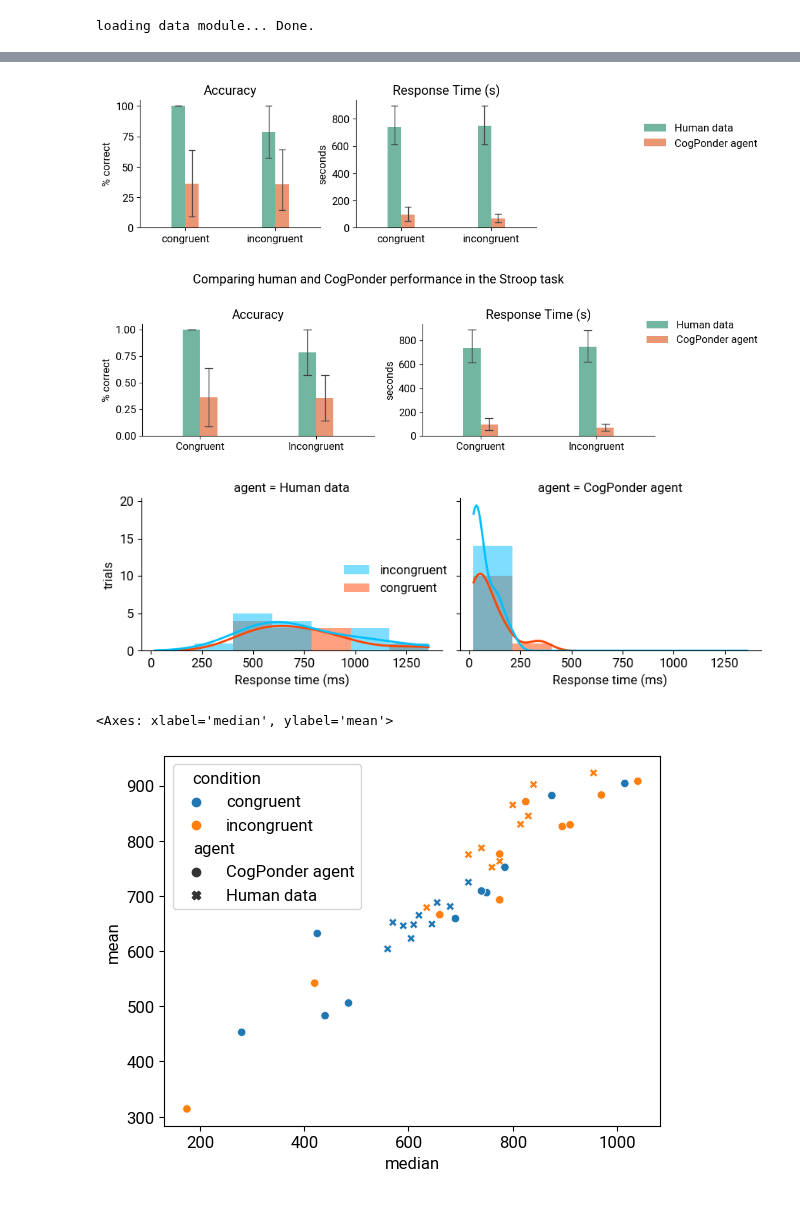
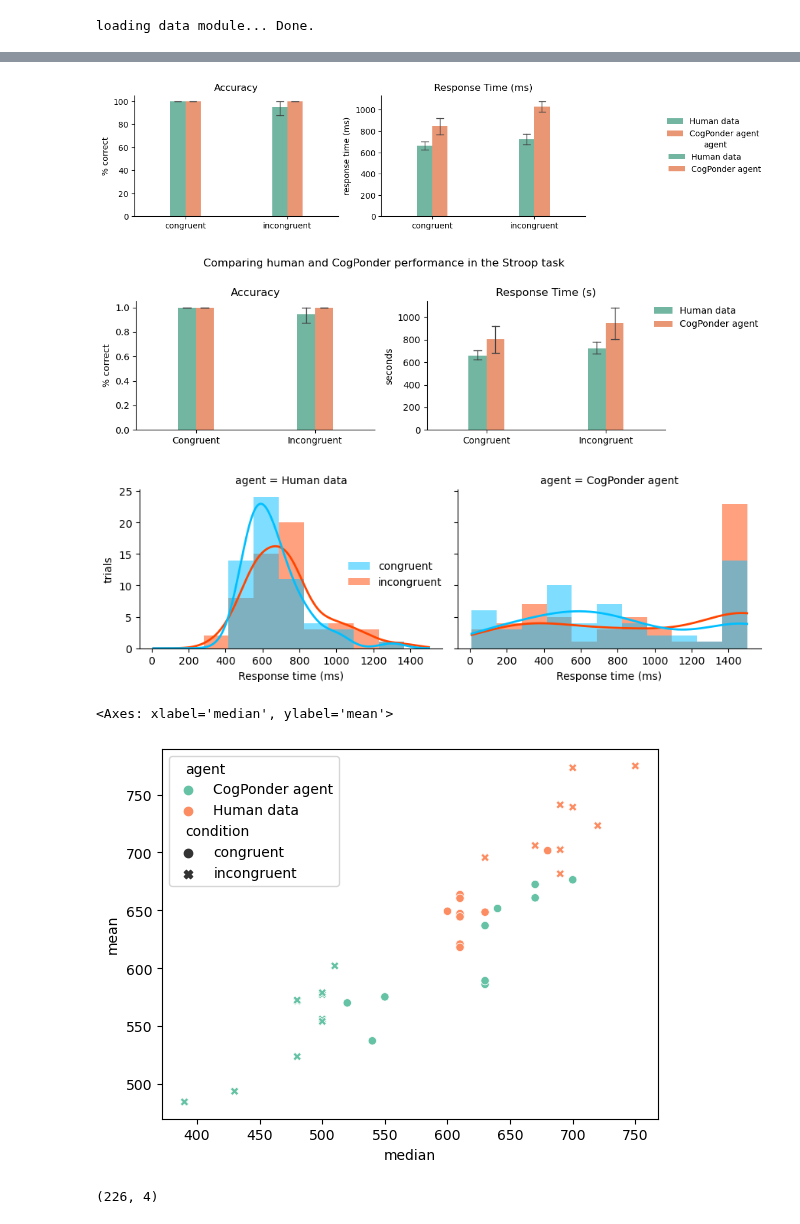
Before and after one commit to morteza/CogPonder, a Jupyter notebook: notebooks/figures/Figure3-Stroop.ipynb, the cells around one changed output, grey strips where cells are left out. Drawn from its saved outputs; the diff is of its cells as text; code cells hidden in the pictures.

```diff
--- a/notebooks/figures/Figure3-Stroop.ipynb
+++ b/notebooks/figures/Figure3-Stroop.ipynb
@@ -6,7 +6,7 @@ import seaborn as sns
 import matplotlib.pyplot as plt
 import matplotlib as mpl
 mpl.rc('text', usetex=False)
-mpl.rc('font', family='Roboto', size=12)
+# mpl.rc('font', family='DejaVuSans', size=12)
 
 import numpy as np
 from IPython.display import display
@@ -25,9 +23,8 @@ CHECKPOINT_PATH = Path('models/checkpoints/stroop/cogponder_1subjects_54epochs.c
 # %%
-# DEBUG
+# Load checkpoint and data
 
-# DEBUG - Load the checkpoint
-
-model_ckpt = CogPonderModel.load_from_checkpoint(CHECKPOINT_PATH).to('cpu')
+ckpt_path = Path('models/checkpoints/stroop/cogponder_5subjects_1000epochs.ckpt')
+model_ckpt = CogPonderModel.load_from_checkpoint(ckpt_path).to('cpu')
 
 print('loading data module... ', end='')
 dataset = StroopSRODataset(n_subjects=5,
@@ -61,3 +58,13 @@ with torch.no_grad():
         rt_preds.append(rt_pred.numpy())
 
     rt_preds = np.array(rt_preds)
+
+rt_pred = rt_preds.mean(axis=0)
+
+cogpo_stats = pd.DataFrame({
+    'condition': dataset.inverse_transform_context(contexts),
+    'subject': subject_ids,
+    'response_time': (rt_pred * dataset.step_duration),
+    'accuracy': (y_pred == y_correct).float() * 100,
+    'agent': 'CogPonder agent',
+})
@@ -94,33 +93,32 @@ plot_data = stats.melt(
 # %%
 
 g = sns.catplot(
     data=plot_data, x='condition', y='value', col='measure', hue='agent',
     kind="bar", height=3, aspect=1.2,
     width=.3, errorbar=('ci', 95), capsize=.065, errwidth=1,
     palette='Set2',
     sharex=False, sharey=False,
     estimator='mean',
     col_order=['accuracy', 'response_time'],
     hue_order=['Human data', 'CogPonder agent'],
     order=['congruent', 'incongruent'],
-    legend=False
 )
 
 g.add_legend(loc='upper left', bbox_to_anchor=(.95, .8))
 
 g.axes[0,0].set_ylabel('% correct')
 g.axes[0,0].set_title('Accuracy')
-g.axes[0,1].set_ylabel('seconds')
-g.axes[0,1].set_title('Response Time (s)')
+g.axes[0,1].set_ylabel('response time (ms)')
+g.axes[0,1].set_title('Response Time (ms)')
 g.axes[0,0].set_xlabel(None)
 g.axes[0,1].set_xlabel(None)
 
 
 # plt.suptitle('Comparing human and CogPonder performance in the Stroop task', y=1.1)
 plt.savefig('outputs/figures/figure3-stroop.png', bbox_inches='tight', dpi=300)
 plt.show()
 # %% [output]
-[figure, old version]
+[figure, new version]
 # %%
 human_performance = pd.DataFrame({
     'condition': contexts,
@@ -173,11 +171,11 @@ plt.tight_layout()
 plt.savefig('outputs/figures/figure3-stroop.png', bbox_inches='tight', dpi=300)
 plt.show()
 # %% [output]
-[figure, old version]
+[figure, new version]
 # %%
 # Figure 4
 
-plot_data = stats[['condition', 'agent', 'response_time']].query('response_time < 1500')
+plot_data = stats[['condition', 'agent', 'response_time', 'accuracy']]
 
 g = sns.displot(
     data=plot_data, x='response_time', hue='condition', col='agent',
@@ -196,7 +194,7 @@ g.legend.set_bbox_to_anchor((.45, .5))
 # plt.tight_layout()
 plt.savefig('outputs/figures/figure4-stroop.png', bbox_inches='tight', dpi=300)
 # %% [output]
-[figure, old version]
+[figure, new version]
 # %%
 
 # sns.relplot(
@@ -208,21 +206,27 @@ plt.savefig('outputs/figures/figure4-stroop.png', bbox_inches='tight', dpi=300)
 def boot_ci(x):
 
     res = []
-    for i in range(10):
-        sample = x.sample(10)
-        mean = sample.mean().item()
-        medi = sample.median().item()
-        res.append([mean, medi])
+    for _ in range(10):
+        x_sample = x.sample(25)
+        mean = x_sample.mean().item()
+        medi = x_sample.median().item()
+        sd = x_sample.std().item()
+        res.append([mean, medi, sd])
     return res
     # return torchmetrics.functional.bootstrapped_ci(x, alpha=.05, num_samples=1000)
 
 xx = plot_data.query('response_time < 1500').groupby(['condition', 'agent'])['response_time'].apply(boot_ci).apply(pd.Series)
 xx = xx.reset_index().melt(id_vars=['condition', 'agent'])
-xx[['mean','median']] = xx['value'].apply(pd.Series)
+xx[['mean','median', 'sd']] = xx['value'].apply(pd.Series)
 
-sns.scatterplot(data=xx, x='median', y='mean', hue='condition', style='agent')
+sns.scatterplot(data=xx, x='median', y='mean', hue='agent', style='condition', palette='Set2')
 # sns.histplot(data=xx, x='mean', y='median', bins=50, pthresh=.1, cmap="mako")
 # sns.kdeplot(data=xx, x='mean', y='median', hue='condition', levels=2, linewidths=1)
 # %% [output]
 <Axes: xlabel='median', ylabel='mean'>
-[figure, old version]
+[figure, new version]
+# %%
+# sns.scatterplot(data=plot_data, x='accuracy', y='response_time', hue='agent', style='condition', palette='Set2')
+plot_data.shape
+# %% [output]
+(226, 4)
```
Also changed, not shown: parts of 4 cells of this notebook, 8 other files.
